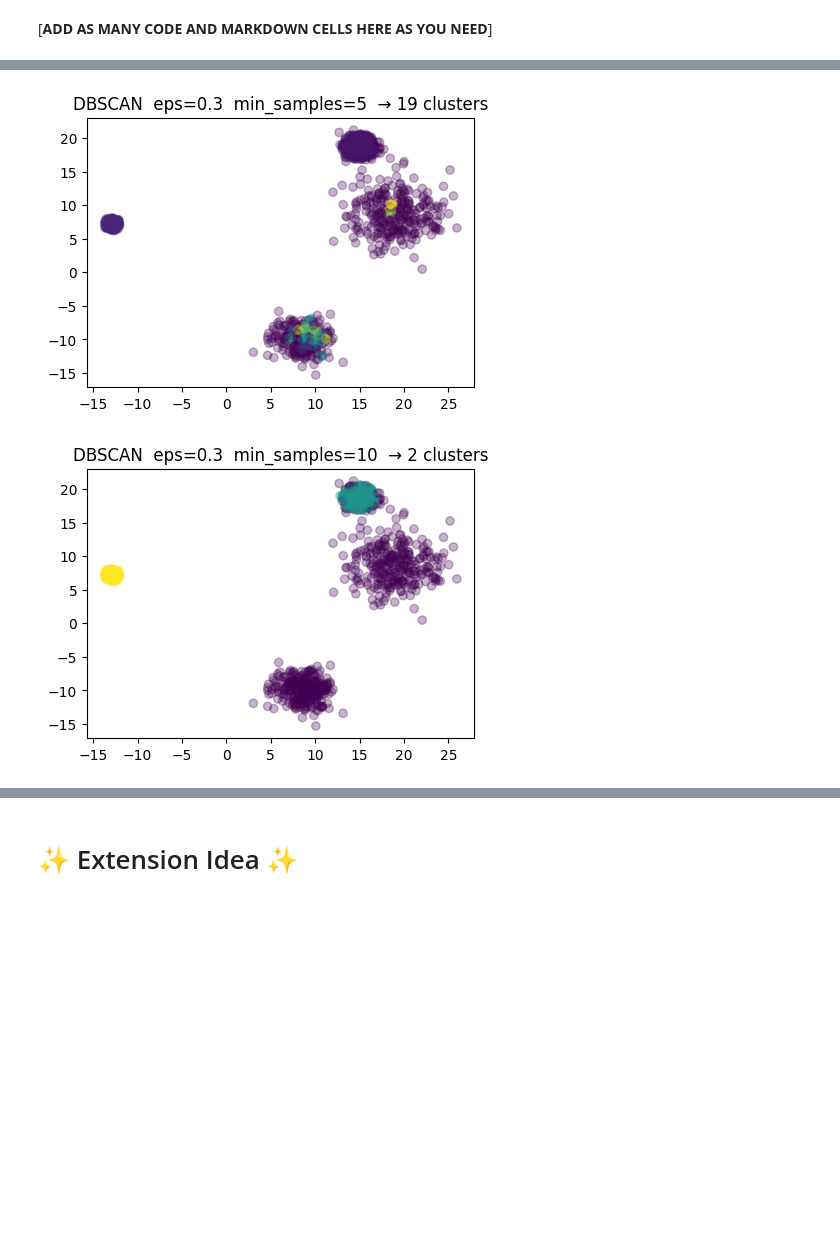
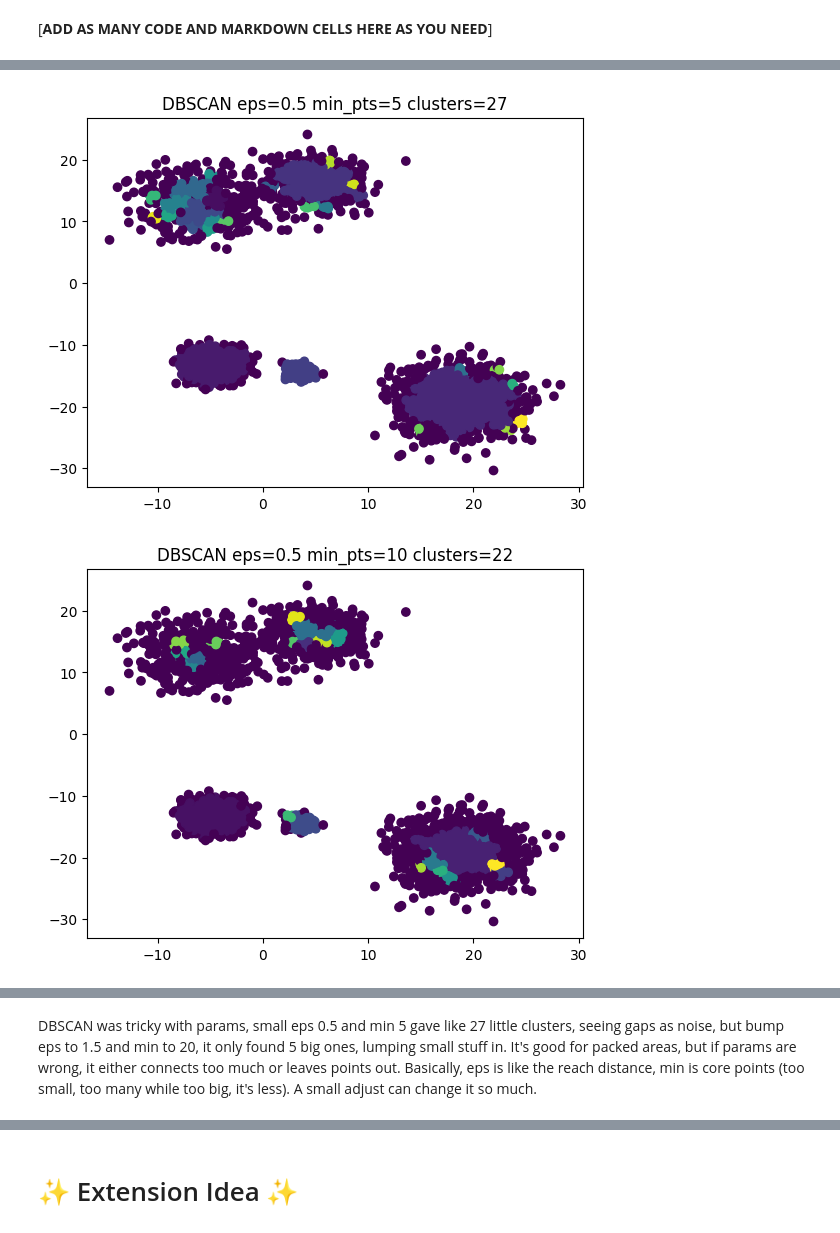
Before and after one commit to thanhvu911/machine-learning, a Jupyter notebook: Project 2 Instructions.ipynb, the cells around one changed output, grey strips where cells are left out. Saved outputs shown, nothing was run; the diff lists cells and outputs as text; code cells hidden in the pictures; blank space fills up the shorter version.

```diff
--- a/Project 2 Instructions.ipynb
+++ b/Project 2 Instructions.ipynb
@@ -397,11 +405,13 @@ for cov_type in ['full', 'tied', 'diag', 'spherical']:
 # %%
-for init_method in ['k-means++', 'random']:
-    for tol_value in [0.0001, 0.01]:
-        km = sklearn.cluster.KMeans(n_clusters=4, init=init_method, n_init=10, tol=tol_value, random_state=42)
-        labels = km.fit_predict(data1)
+# kmeans with different covariance types on data1
 
-        plt.figure(figsize=(5, 3.5))
-        plt.scatter(data1[:,0], data1[:,1], c=labels, cmap='viridis', alpha=0.3)
-        plt.title(f'init="{init_method}", tol={tol_value}')
-        plt.show()
+inits = ['random', 'k-means++']
+
+for init in inits:
+    km = sklearn.cluster.KMeans(n_clusters=5, init=init, n_init=1)
+    labels = km.fit_predict(data1)
+
+    plt.scatter(data1[:,0], data1[:,1], c=labels)
+    plt.title(f'{init} inertia={km.inertia_}')
+    plt.show()
 # %% [output]
@@ -412,14 +422,20 @@ for init_method in ['k-means++', 'random']:
 # %%
-for eps in [0.3, 0.5, 0.8]:
-    for min_s in [5, 10]:
-        db = sklearn.cluster.DBSCAN(eps=eps, min_samples=min_s)
-        labels = db.fit_predict(data1)
-        n_cl = len(set(labels)) - (1 if -1 in labels else 0)
+eps_options = [0.5, 1, 1.5]
+min_points = [5, 10, 20]
 
-        plt.figure(figsize=(5, 3.5))
-        plt.scatter(data1[:,0], data1[:,1], c=labels, cmap='viridis', alpha=0.3)
-        plt.title(f'DBSCAN  eps={eps}  min_samples={min_s}  → {n_cl} clusters')
+for eps in eps_options:
+    for min_p in min_points:
+        dbscan = sklearn.cluster.DBSCAN(eps=eps, min_samples=min_p)
+        labels = dbscan.fit_predict(data1)
+
+        num_clusters = set(labels)
+        num = len(num_clusters)
+        if -1 in num_clusters:
+            num = num - 1
+
+        plt.scatter(data1[:,0], data1[:,1], c=labels)
+        plt.title(f'DBSCAN eps={eps} min_pts={min_p} clusters={num}')
         plt.show()
 # %% [output]
-[figure, old version]
+[figure, new version]
-[figure, old version]
+[figure, new version]
@@ -429,0 +449,2 @@ for eps in [0.3, 0.5, 0.8]:
+# %% [markdown]
+DBSCAN was tricky with params, small eps 0.5 and min 5 gave like 27 little clusters, seeing gaps as noise, but bump eps to 1.5 and min to 20, it only found 5 big ones, lumping small stuff in. It's good for packed areas, but if params are wrong, it either connects too much or leaves points out. Basically, eps is like the reach distance, min is core points (too small, too many while too big, it's less). A small adjust can change it so much.
```
Also changed, not shown: parts of 37 cells of this notebook, 1 other file.
